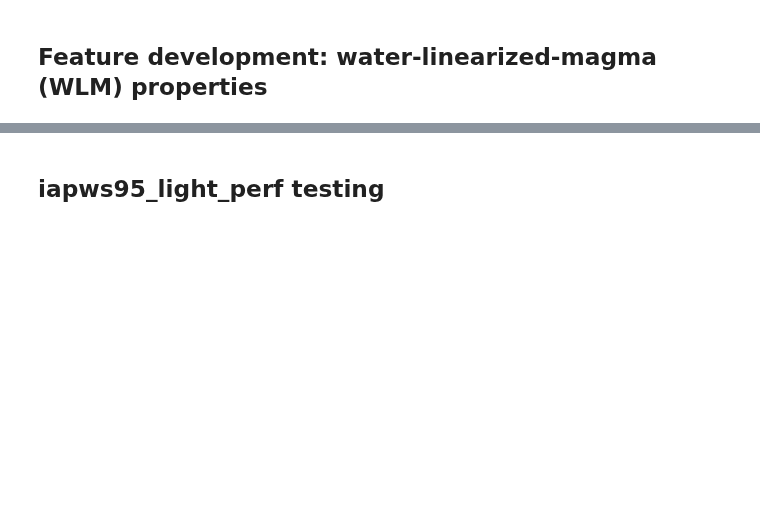
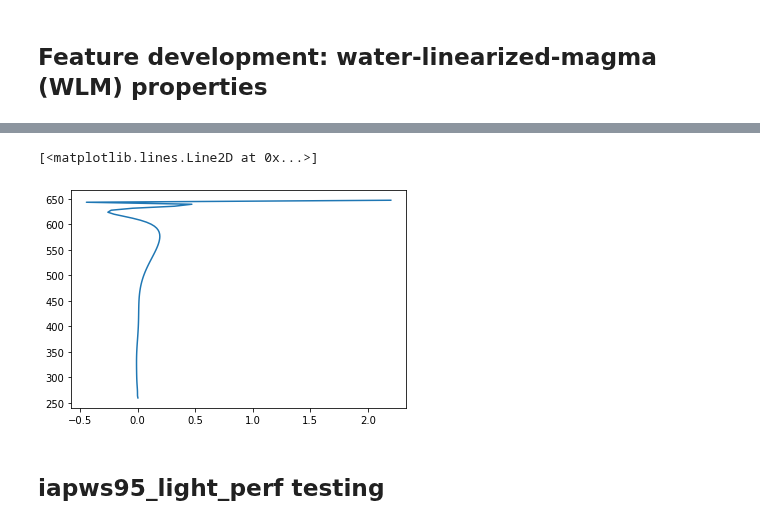
Before and after one commit to fredriclam/iapws95_light, a Jupyter notebook: water_tester.ipynb, the cells around one changed output, grey strips where cells are left out. Cells and saved outputs as stored; diff of their text form; code cells hidden in the pictures; blank space fills up the shorter version.

```diff
--- a/water_tester.ipynb
+++ b/water_tester.ipynb
@@ -411,3 +485,16 @@ plt.title(f"T = {T} K")
+# %%
+satl_powsb = np.array([
+  1/3, 2/3, 5/3,
+  16/3, 43/3, 110/3])
+satl_coeffsb = np.array([
+  1.99206, 1.10123, -5.12506e-1, -1.75263, -45.4485, -6.75615e5])
+
+saulwa_satl = 1.0 + np.sum(satl_coeffsb \
+  * np.expand_dims(1 - T_samples/iapws95_light.Tc,axis=-1) ** satl_powsb, axis=-1)
+plt.plot(saulwa_satl*iapws95_light.rhoc - rho_satl, T_samples)
+# %% [output]
+[<matplotlib.lines.Line2D at 0x...>]
+[figure, added]
 # %% [markdown]
 ## iapws95_light_perf testing
 # %%
```
Also changed, not shown: parts of 38 cells of this notebook, 1 other file.
